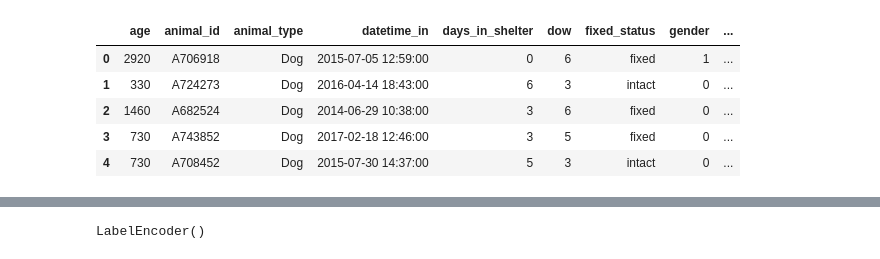
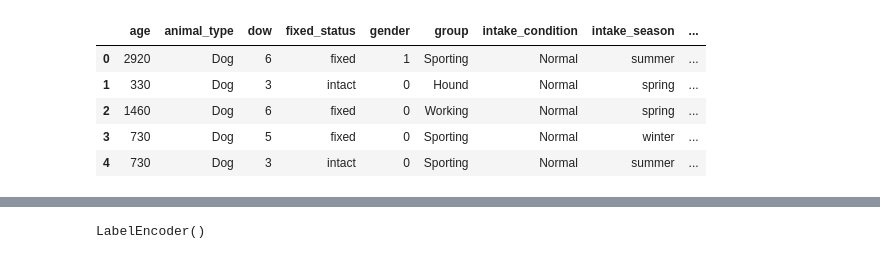
Before and after one commit to luketibbott/kojak, a Jupyter notebook: Model.ipynb, the cells around one changed output, grey strips where cells are left out. Cells and saved outputs as stored; diff of their text form; code cells hidden in the pictures.

```diff
--- a/Model.ipynb
+++ b/Model.ipynb
@@ -20,4 +21,4 @@ from xgboost import XGBClassifier
 class BayesSearchCV(BayesSearchCV):
     def _run_search(self, x): raise BaseException('Use newer skopt')
 # %%
-df = pd.read_csv('./data/all_categoricals.csv', index_col = 0)
+df = pd.read_csv('./data/model12218.csv', index_col = 0)
@@ -36,9 +25,9 @@ df_group_shade = pd.read_csv('./data/group_shade.csv', index_col=0)
 # %%
-df_group_shade.head()
+df.head()
 # %% [output]
-|  | age | animal_id | animal_type | datetime_in | days_in_shelter | dow | fixed_status | gender | ... |
-| 0 | 2920 | A706918 | Dog | 2015-07-05 12:59:00 | 0 | 6 | fixed | 1 | ... |
-| 1 | 330 | A724273 | Dog | 2016-04-14 18:43:00 | 6 | 3 | intact | 0 | ... |
-| 2 | 1460 | A682524 | Dog | 2014-06-29 10:38:00 | 3 | 6 | fixed | 0 | ... |
-| 3 | 730 | A743852 | Dog | 2017-02-18 12:46:00 | 3 | 5 | fixed | 0 | ... |
-| 4 | 730 | A708452 | Dog | 2015-07-30 14:37:00 | 5 | 3 | intact | 0 | ... |
+|  | age | animal_type | dow | fixed_status | gender | group | intake_condition | intake_season | ... |
+| 0 | 2920 | Dog | 6 | fixed | 1 | Sporting | Normal | summer | ... |
+| 1 | 330 | Dog | 3 | intact | 0 | Hound | Normal | spring | ... |
+| 2 | 1460 | Dog | 6 | fixed | 0 | Working | Normal | spring | ... |
+| 3 | 730 | Dog | 5 | fixed | 0 | Sporting | Normal | winter | ... |
+| 4 | 730 | Dog | 3 | intact | 0 | Sporting | Normal | summer | ... |
```
Also changed, not shown: parts of 44 cells of this notebook.
